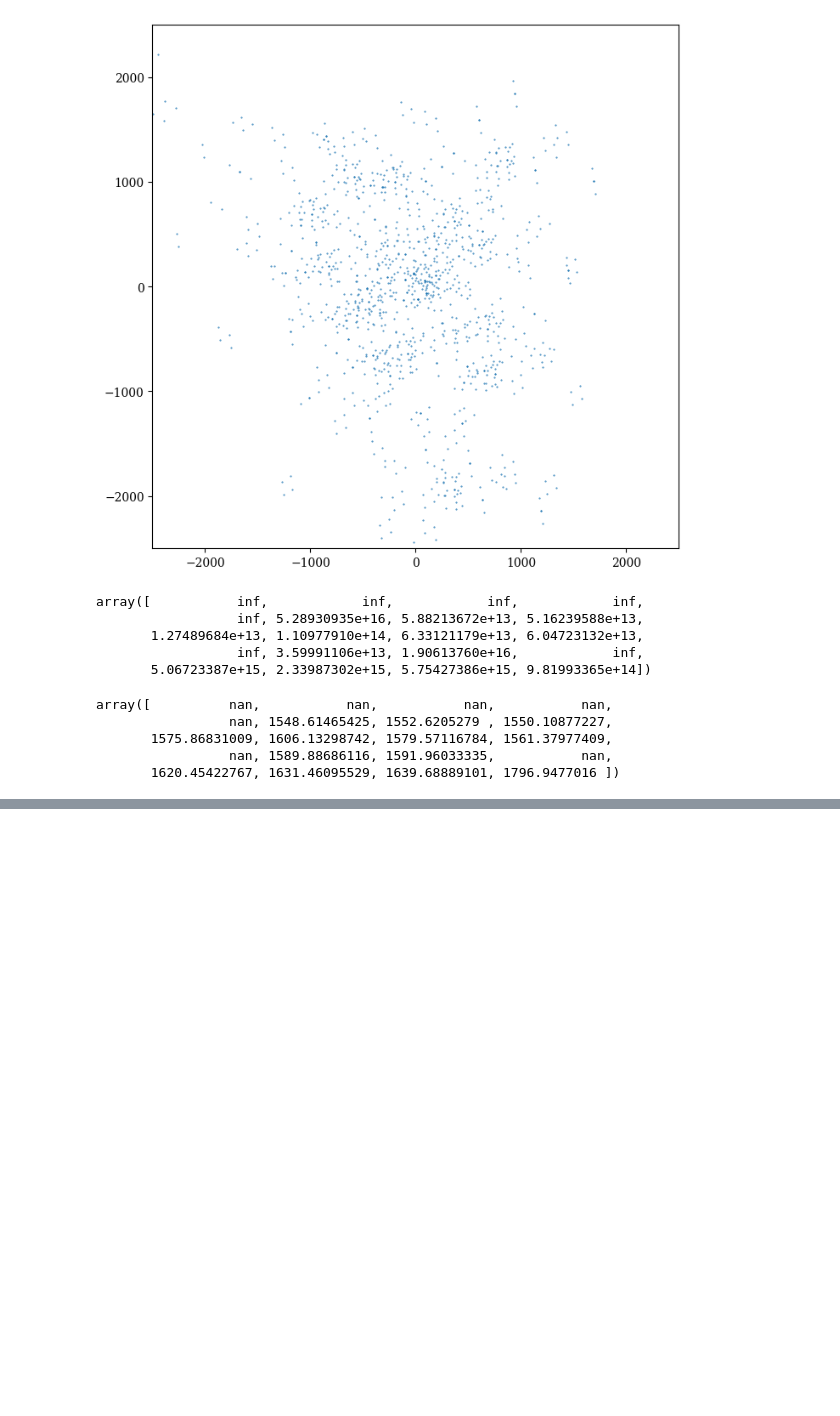
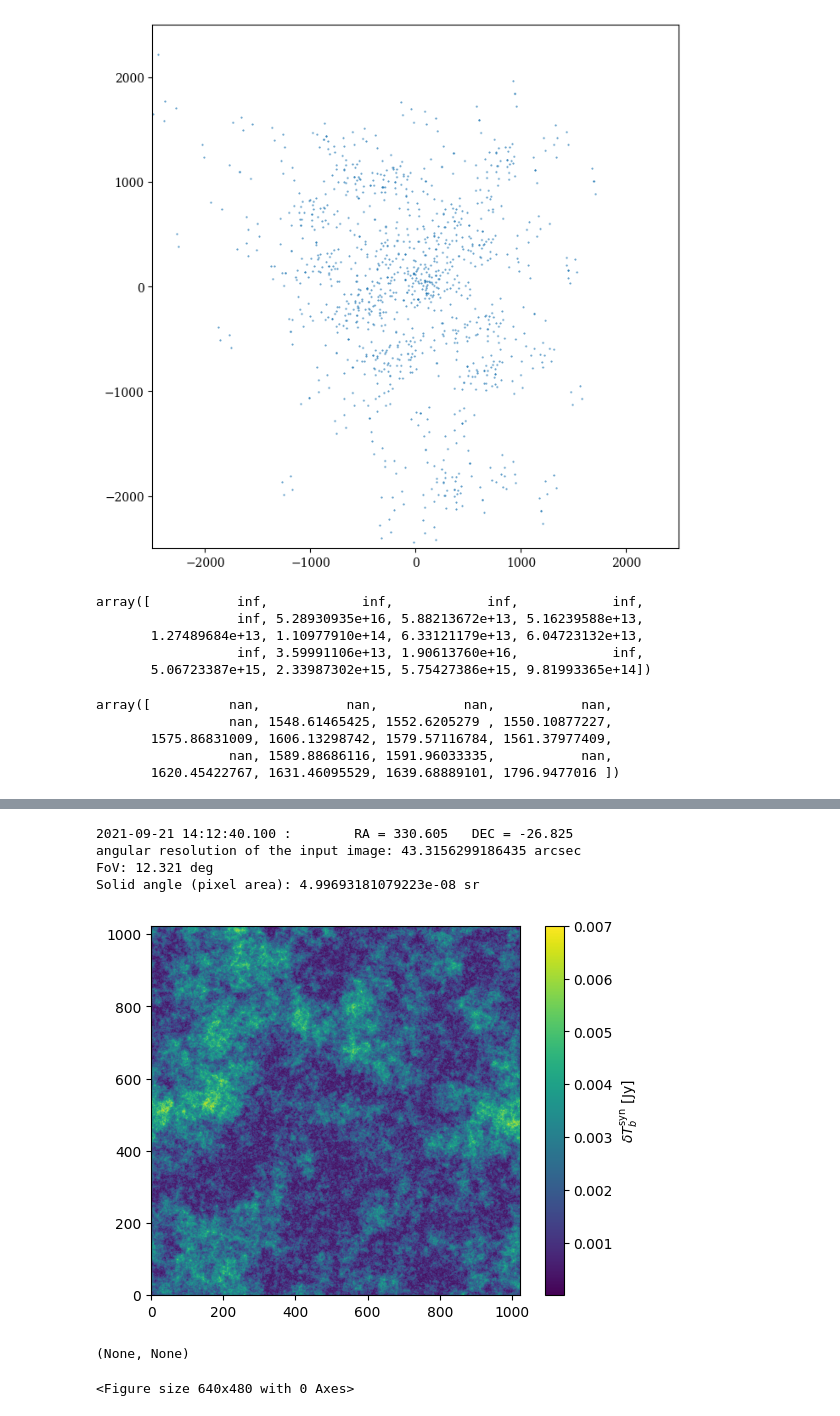
Before and after one commit to vitraj/visest, a Jupyter notebook: Misc_tests_notebook.ipynb, the cells around one changed output, grey strips where cells are left out. Cells and saved outputs as stored; diff of their text form; code cells hidden in the pictures; blank space fills up the shorter version.

```diff
--- a/Misc_tests_notebook.ipynb
+++ b/Misc_tests_notebook.ipynb
@@ -1115,0 +1153,43 @@ array([          nan,           nan,           nan,           nan,
+# %%
+# select SKA-Low central location
+loc = EarthLocation(lon=116.7644482*u.deg, lat=-26.82472208*u.deg)
+
+# select local time
+#t = Time('J2000', scale='utc', location=loc)
+t = Time('2021-09-21 14:12:40.1', scale='utc', location=loc) # like in the SDC3a data challenge
+
+# get zenit point at this location
+sc = SkyCoord(ra=t.sidereal_time('apparent'), dec=loc.lat)
+ra, dec = sc.ra.deg, sc.dec.deg
+print(t, ':\t', 'RA = %.3f\tDEC = %.3f' %(ra, dec))
+
+# angular resolution in rad
+dthet = L_box / ((1+z)*cosmo.angular_diameter_distance(z)*N_pix) * u.rad
+print('angular resolution of the input image:', dthet.to('arcsec'))
+
+# field of view
+FoV = (dthet*N_pix).to('deg')
+print('FoV: %.3f %s' %(FoV.value, FoV.unit))
+
+# pixel area
+pixel_area = (np.pi*dthet*dthet/(4*np.log(2))).to('sr')
+print('Solid angle (pixel area):', pixel_area)
+# %% [output]
+2021-09-21 14:12:40.100 :        RA = 330.605   DEC = -26.825
+angular resolution of the input image: 43.3156299186435 arcsec
+FoV: 12.321 deg
+Solid angle (pixel area): 4.99693181079223e-08 sr
+# %%
+# equivalence to convert temperature (mK) to brightness (Jy), see: https://science.nrao.edu/facilities/vla/proposing/TBconv
+equiv_jy2k = u.brightness_temperature(frequency=freq, beam_area=pixel_area)
+
+# sky model in Jy units
+dT_jy = dT.to('Jy', equivalencies=equiv_jy2k)
+
+plt.imshow(dT_jy.value, origin='lower')
+plt.colorbar(label=r'$\delta T^\mathrm{syn}_b$ [%s]' %dT_jy.unit)
+plt.show(), plt.clf()
+# %% [output]
+[figure, added]
+(None, None)
+<Figure size 640x480 with 0 Axes>
```
Also changed, not shown: parts of 4 cells of this notebook, 33 other files.
